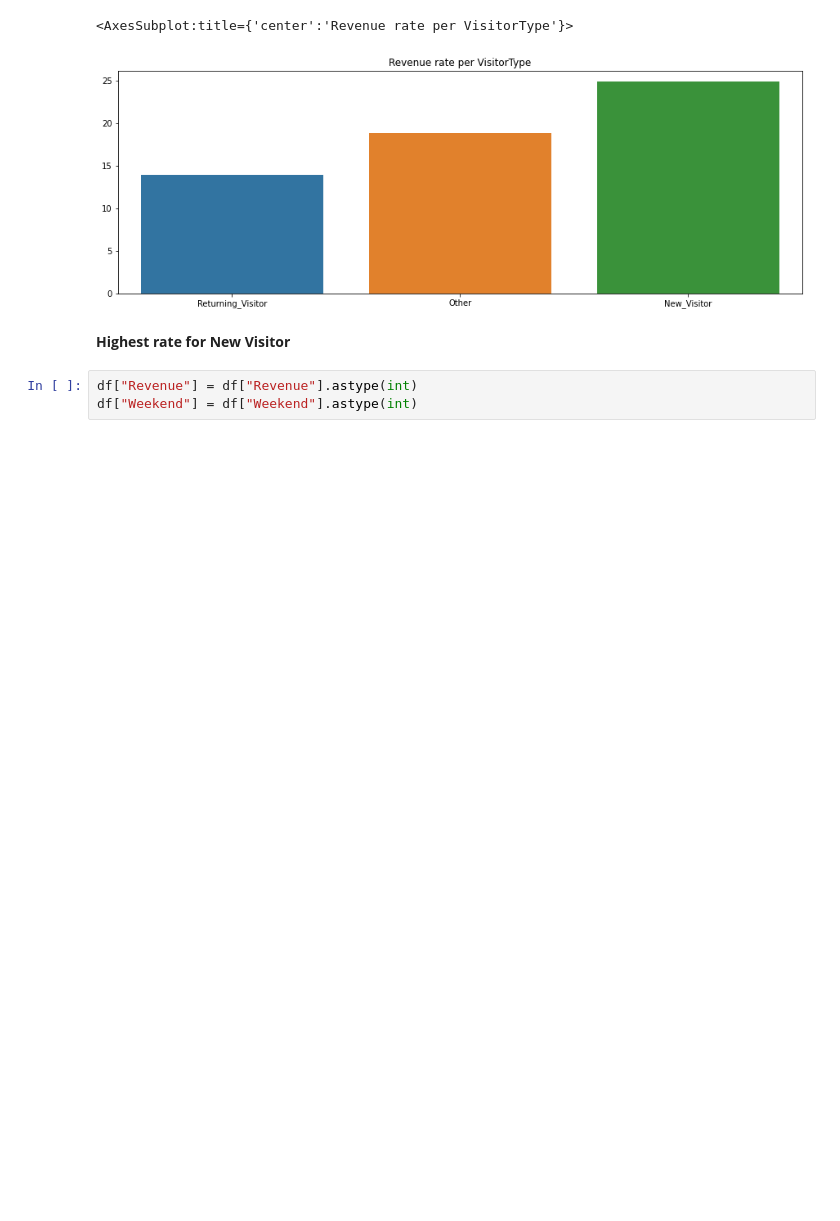
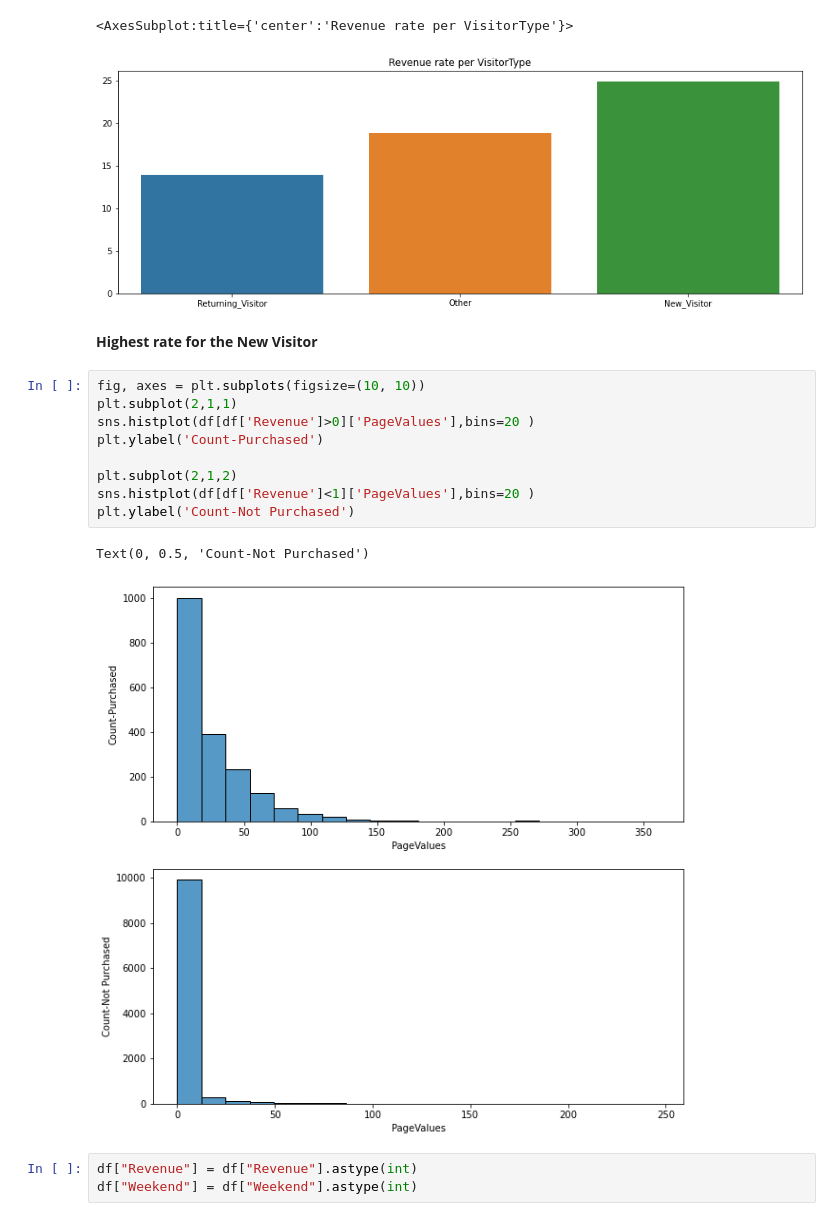
Before and after one commit to lfakhraei/AIcadium_Data, a Jupyter notebook: Data Exploration.ipynb, the cells around one changed output. Saved outputs shown, nothing was run; the diff lists cells and outputs as text; blank space fills up the shorter version.

```diff
--- a/Data Exploration.ipynb
+++ b/Data Exploration.ipynb
@@ -128,8 +128,20 @@ sns.barplot(visitors,values)
 # %% [output]
 <AxesSubplot:title={'center':'Revenue rate per VisitorType'}>
 [figure]
-# %% [markdown]
-**Highest rate for New Visitor**
+# %% [markdown]
+**Highest rate for the New Visitor**
+# %%
+fig, axes = plt.subplots(figsize=(10, 10))
+plt.subplot(2,1,1)
+sns.histplot(df[df['Revenue']>0]['PageValues'],bins=20 )
+plt.ylabel('Count-Purchased')
+
+plt.subplot(2,1,2)
+sns.histplot(df[df['Revenue']<1]['PageValues'],bins=20 )
+plt.ylabel('Count-Not Purchased')
+# %% [output]
+Text(0, 0.5, 'Count-Not Purchased')
+[figure, added]
 # %%
 df["Revenue"] = df["Revenue"].astype(int)
 df["Weekend"] = df["Weekend"].astype(int)
```
Also changed, not shown: parts of 9 cells of this notebook, 1 other file.
